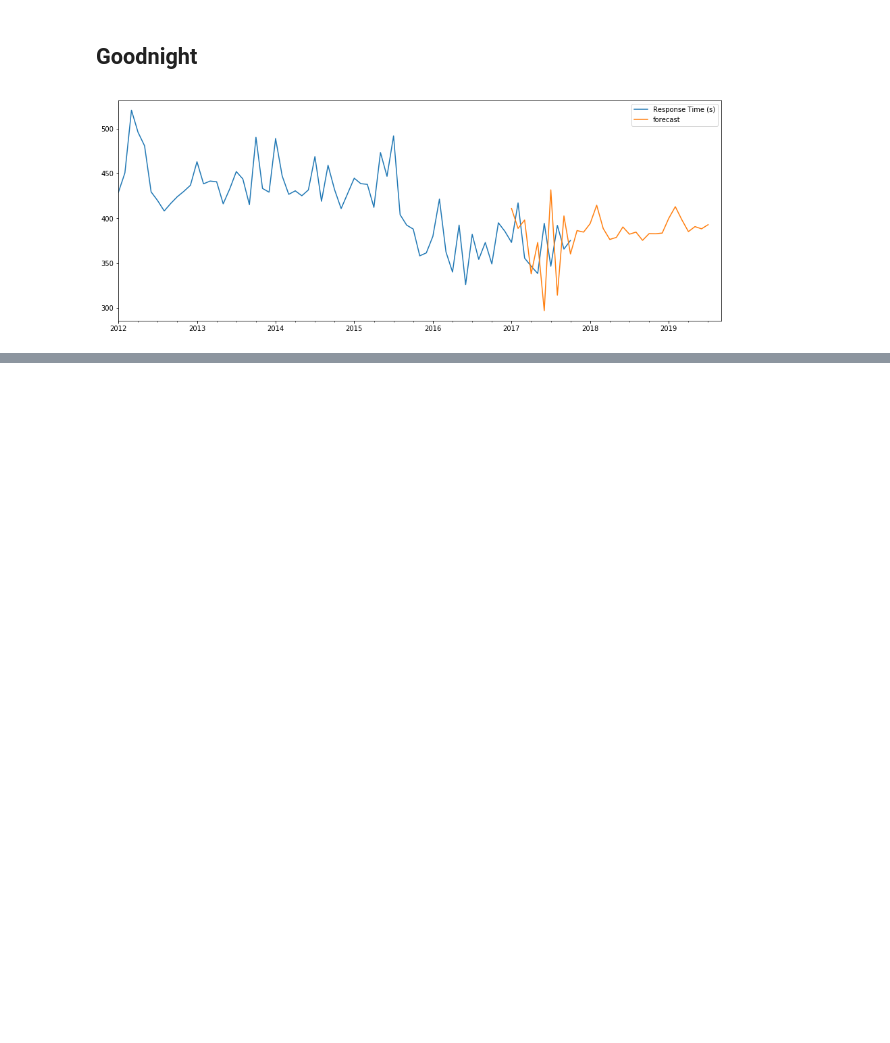
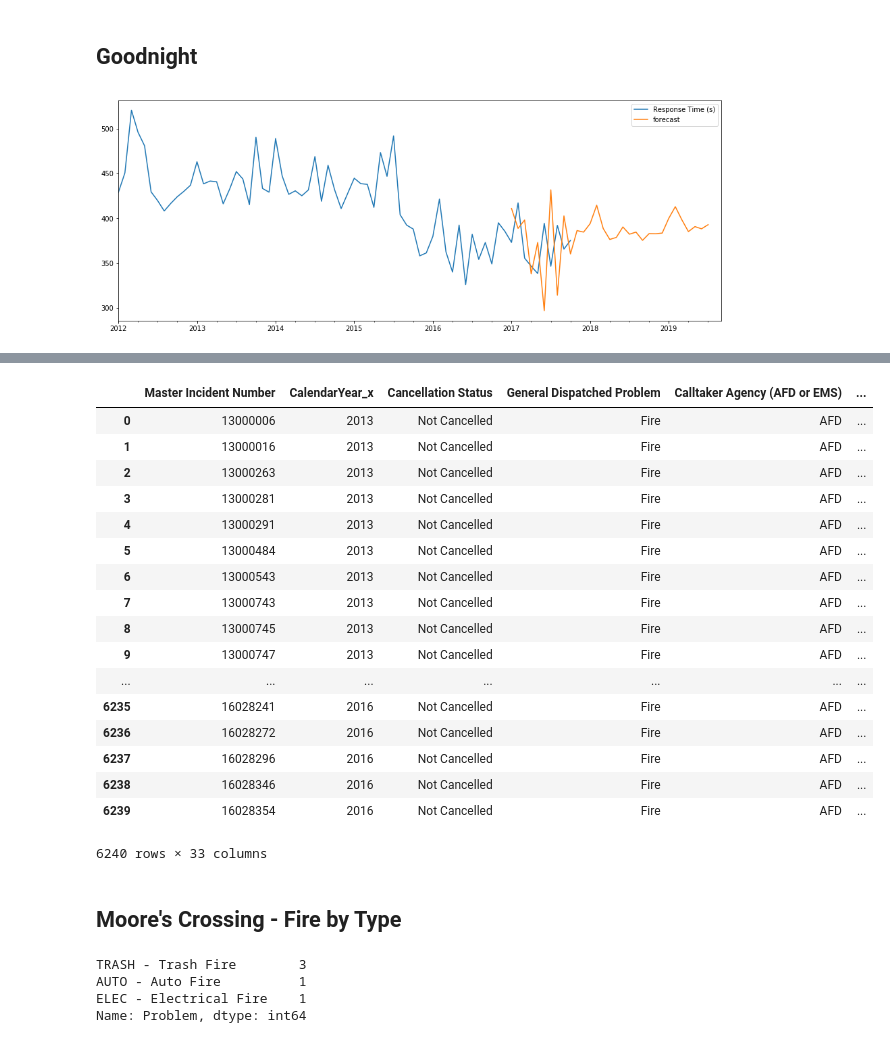
Before and after one commit to madderle/Hack-Austin, a Jupyter notebook: Response Area Response Time Prediction.ipynb, the cells around one changed output, grey strips where cells are left out. Cells and saved outputs as stored; diff of their text form; code cells hidden in the pictures; blank space fills up the shorter version.

```diff
--- a/Response Area Response Time Prediction.ipynb
+++ b/Response Area Response Time Prediction.ipynb
@@ -322,0 +350,6 @@ future_final_df.to_csv('Response Time Prediction for RA 00-GN.csv')
+# %%
+frames = [AFD_13, AFD_14, AFD_15, AFD_16]
+# %%
+result = pd.concat(frames)
+# %%
+result = result.rename(index=str, columns={"MasterIncidentNumber": "Master Incident Number"})
@@ -322,0 +378,2 @@ future_final_df.to_csv('Response Time Prediction for RA 00-GN.csv')
+# %%
+detail_final_df = pd.merge(final_df, result, how='inner', on='Master Incident Number')
@@ -322,0 +425,31 @@ future_final_df.to_csv('Response Time Prediction for RA 00-GN.csv')
+# %%
+detail_final_df
+# %% [output]
+|  | Master Incident Number | CalendarYear_x | Cancellation Status | General Dispatched Problem | Calltaker Agency (AFD or EMS) | ... |
+| 0 | 13000006 | 2013 | Not Cancelled | Fire | AFD | ... |
+| 1 | 13000016 | 2013 | Not Cancelled | Fire | AFD | ... |
+| 2 | 13000263 | 2013 | Not Cancelled | Fire | AFD | ... |
+| 3 | 13000281 | 2013 | Not Cancelled | Fire | AFD | ... |
+| 4 | 13000291 | 2013 | Not Cancelled | Fire | AFD | ... |
+| 5 | 13000484 | 2013 | Not Cancelled | Fire | AFD | ... |
+| 6 | 13000543 | 2013 | Not Cancelled | Fire | AFD | ... |
+| 7 | 13000743 | 2013 | Not Cancelled | Fire | AFD | ... |
+| 8 | 13000745 | 2013 | Not Cancelled | Fire | AFD | ... |
+| 9 | 13000747 | 2013 | Not Cancelled | Fire | AFD | ... |
+| ... | ... | ... | ... | ... | ... | ... |
+| 6235 | 16028241 | 2016 | Not Cancelled | Fire | AFD | ... |
+| 6236 | 16028272 | 2016 | Not Cancelled | Fire | AFD | ... |
+| 6237 | 16028296 | 2016 | Not Cancelled | Fire | AFD | ... |
+| 6238 | 16028346 | 2016 | Not Cancelled | Fire | AFD | ... |
+| 6239 | 16028354 | 2016 | Not Cancelled | Fire | AFD | ... |
+6240 rows × 33 columns
+# %% [markdown]
+## Moore's Crossing - Fire by Type
+# %%
+
+detail_final_df['Problem'][detail_final_df['Response Area (COA Only)']=='00-4209'].value_counts()
+# %% [output]
+TRASH - Trash Fire        3
+AUTO - Auto Fire          1
+ELEC - Electrical Fire    1
+Name: Problem, dtype: int64
```
Also changed, not shown: parts of 58 cells of this notebook.
